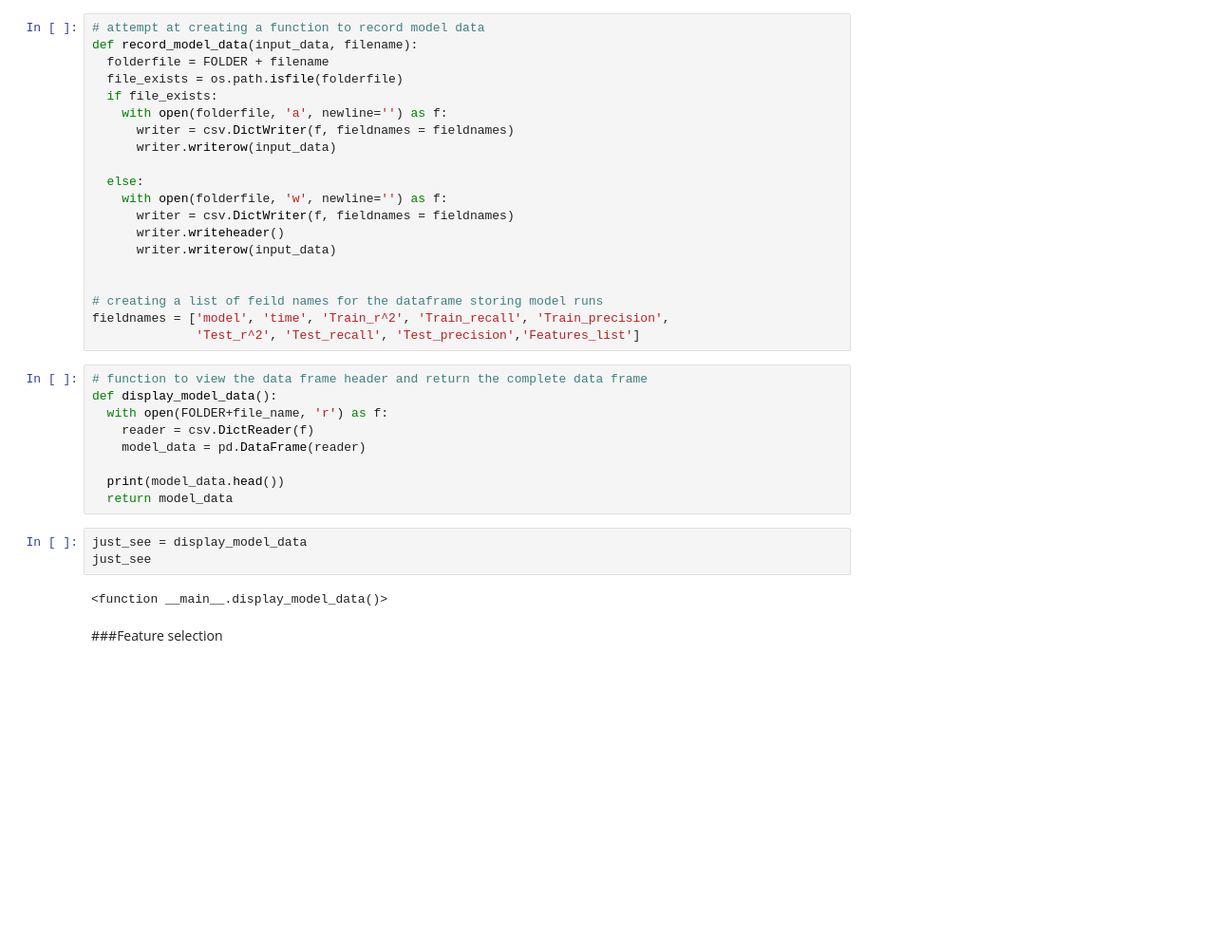
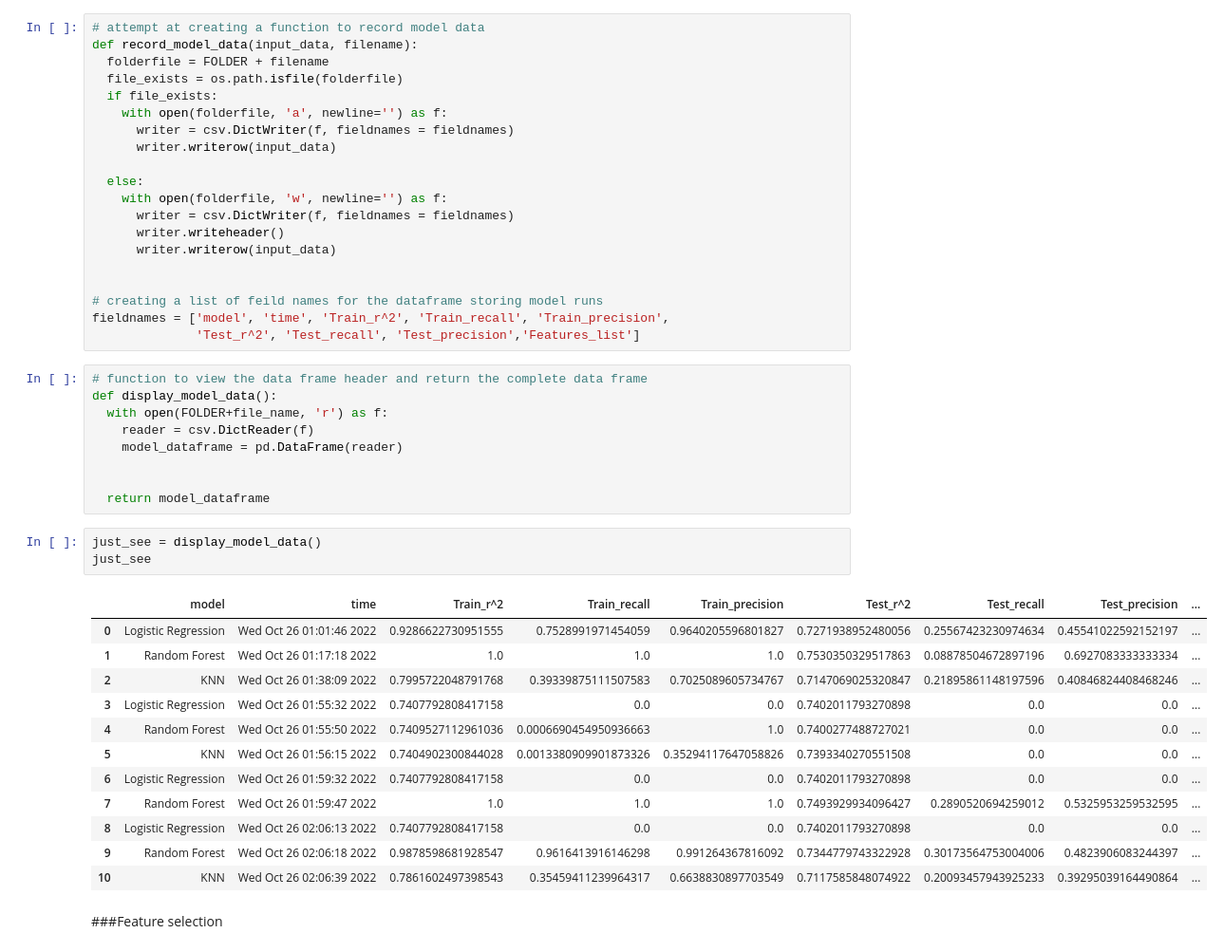
Before and after one commit to laffertybrian/W_William_Project_001, a Jupyter notebook: Genetic_Variant_Classification.ipynb, the cells around one changed output. Shown at 95% size. Cells and saved outputs as stored; diff of their text form; blank space fills up the shorter version.

```diff
--- a/Genetic_Variant_Classification.ipynb
+++ b/Genetic_Variant_Classification.ipynb
@@ -152,15 +162,26 @@ fieldnames = ['model', 'time', 'Train_r^2', 'Train_recall', 'Train_precision',
 def display_model_data():
   with open(FOLDER+file_name, 'r') as f:
     reader = csv.DictReader(f)
-    model_data = pd.DataFrame(reader)
+    model_dataframe = pd.DataFrame(reader)
 
-  print(model_data.head())
-  return model_data
+
+  return model_dataframe
 # %%
-just_see = display_model_data
+just_see = display_model_data()
 just_see
 # %% [output]
-<function __main__.display_model_data()>
+|  | model | time | Train_r^2 | Train_recall | Train_precision | Test_r^2 | Test_recall | Test_precision | ... |
+| 0 | Logistic Regression | Wed Oct 26 01:01:46 2022 | 0.9286622730951555 | 0.7528991971454059 | 0.9640205596801827 | 0.7271938952480056 | 0.25567423230974634 | 0.45541022592152197 | ... |
+| 1 | Random Forest | Wed Oct 26 01:17:18 2022 | 1.0 | 1.0 | 1.0 | 0.7530350329517863 | 0.08878504672897196 | 0.6927083333333334 | ... |
+| 2 | KNN | Wed Oct 26 01:38:09 2022 | 0.7995722048791768 | 0.39339875111507583 | 0.7025089605734767 | 0.7147069025320847 | 0.21895861148197596 | 0.40846824408468246 | ... |
+| 3 | Logistic Regression | Wed Oct 26 01:55:32 2022 | 0.7407792808417158 | 0.0 | 0.0 | 0.7402011793270898 | 0.0 | 0.0 | ... |
+| 4 | Random Forest | Wed Oct 26 01:55:50 2022 | 0.7409527112961036 | 0.0006690454950936663 | 1.0 | 0.7400277488727021 | 0.0 | 0.0 | ... |
+| 5 | KNN | Wed Oct 26 01:56:15 2022 | 0.7404902300844028 | 0.0013380909901873326 | 0.35294117647058826 | 0.7393340270551508 | 0.0 | 0.0 | ... |
+| 6 | Logistic Regression | Wed Oct 26 01:59:32 2022 | 0.7407792808417158 | 0.0 | 0.0 | 0.7402011793270898 | 0.0 | 0.0 | ... |
+| 7 | Random Forest | Wed Oct 26 01:59:47 2022 | 1.0 | 1.0 | 1.0 | 0.7493929934096427 | 0.2890520694259012 | 0.5325953259532595 | ... |
+| 8 | Logistic Regression | Wed Oct 26 02:06:13 2022 | 0.7407792808417158 | 0.0 | 0.0 | 0.7402011793270898 | 0.0 | 0.0 | ... |
+| 9 | Random Forest | Wed Oct 26 02:06:18 2022 | 0.9878598681928547 | 0.9616413916146298 | 0.991264367816092 | 0.7344779743322928 | 0.30173564753004006 | 0.4823906083244397 | ... |
+| 10 | KNN | Wed Oct 26 02:06:39 2022 | 0.7861602497398543 | 0.35459411239964317 | 0.6638830897703549 | 0.7117585848074922 | 0.20093457943925233 | 0.39295039164490864 | ... |
 # %% [markdown]
 ###Feature selection
 # %%
```
Also changed, not shown: parts of 19 cells of this notebook.
